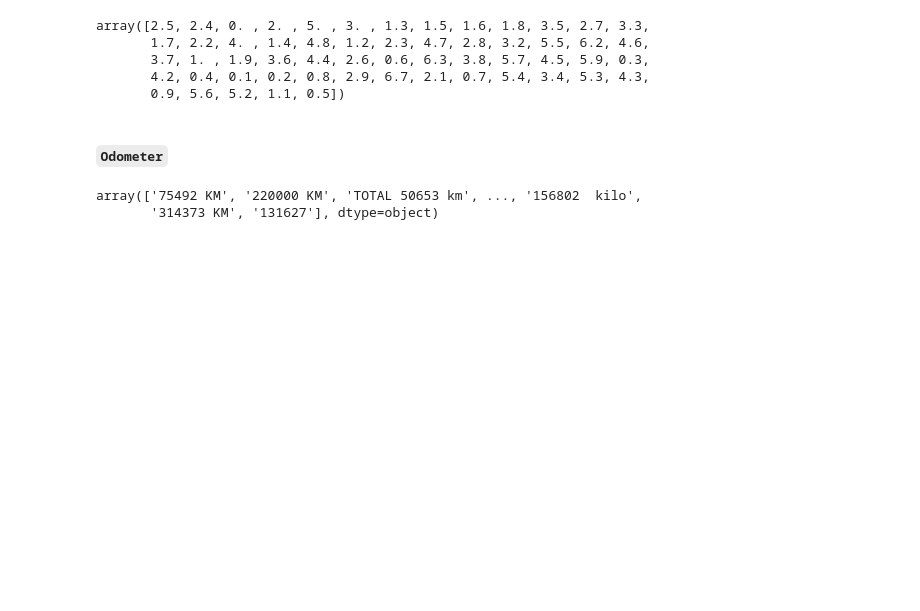
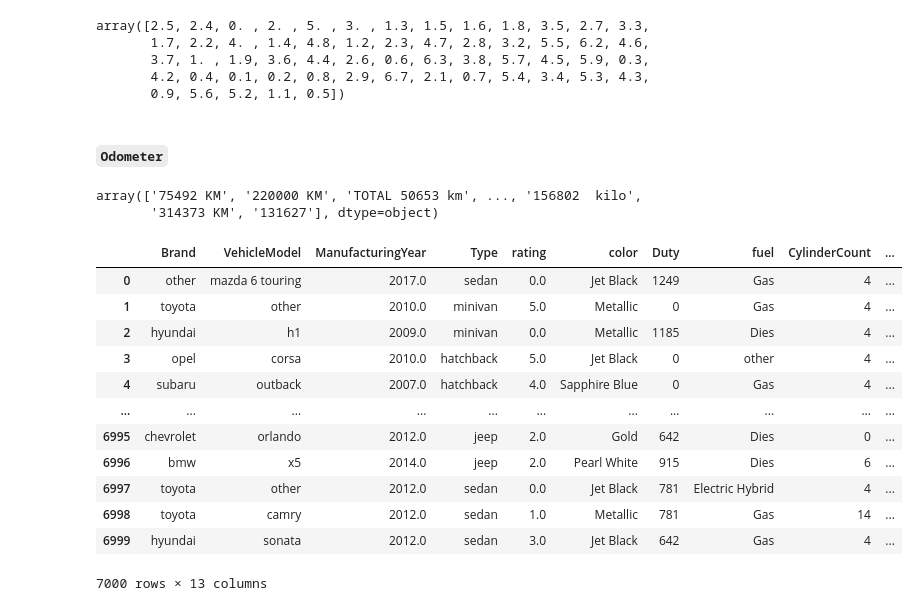
Before and after one commit to ahmednabiled/car_price_prediction, a Jupyter notebook: car_predection.ipynb, the cells around one changed output. Cells and saved outputs as stored; diff of their text form; code cells hidden in the pictures; blank space fills up the shorter version.

```diff
--- a/car_predection.ipynb
+++ b/car_predection.ipynb
@@ -466,7 +466,7 @@ dd['rating'].median()
 # %% [output]
 np.float64(2.0)
 # %%
-dd['Type'] = dd['Type'].fillna(dd['rating'].median())
+dd['rating'] = dd['rating'].fillna(dd['rating'].median())
 # %%
 # dd['rating'].loc[lambda x : x < 0] = 0
 # %% [markdown]
@@ -581,3 +581,5 @@ array(['75492 KM', '220000 KM', 'TOTAL 50653 km', ..., '156802  kilo',
        '314373 KM', '131627'], dtype=object)
 # %%
 dd['Odometer'] = dd['Odometer'].str.replace(r'[^0-9]', '', regex=True).astype(int)
+# %%
+dd = dd.drop(columns=['#airbags'])
@@ -583,0 +621,16 @@ dd['Odometer'] = dd['Odometer'].str.replace(r'[^0-9]', '', regex=True).astype(in
+# %%
+dd
+# %% [output]
+|  | Brand | VehicleModel | ManufacturingYear | Type | rating | color | Duty | fuel | CylinderCount | ... |
+| 0 | other | mazda 6 touring | 2017.0 | sedan | 0.0 | Jet Black | 1249 | Gas | 4 | ... |
+| 1 | toyota | other | 2010.0 | minivan | 5.0 | Metallic | 0 | Gas | 4 | ... |
+| 2 | hyundai | h1 | 2009.0 | minivan | 0.0 | Metallic | 1185 | Dies | 4 | ... |
+| 3 | opel | corsa | 2010.0 | hatchback | 5.0 | Jet Black | 0 | other | 4 | ... |
+| 4 | subaru | outback | 2007.0 | hatchback | 4.0 | Sapphire Blue | 0 | Gas | 4 | ... |
+| ... | ... | ... | ... | ... | ... | ... | ... | ... | ... | ... |
+| 6995 | chevrolet | orlando | 2012.0 | jeep | 2.0 | Gold | 642 | Dies | 0 | ... |
+| 6996 | bmw | x5 | 2014.0 | jeep | 2.0 | Pearl White | 915 | Dies | 6 | ... |
+| 6997 | toyota | other | 2012.0 | sedan | 0.0 | Jet Black | 781 | Electric Hybrid | 4 | ... |
+| 6998 | toyota | camry | 2012.0 | sedan | 1.0 | Metallic | 781 | Gas | 14 | ... |
+| 6999 | hyundai | sonata | 2012.0 | sedan | 3.0 | Jet Black | 642 | Gas | 4 | ... |
+7000 rows × 13 columns
```
Also changed, not shown: parts of 16 cells of this notebook, 2 other files.
